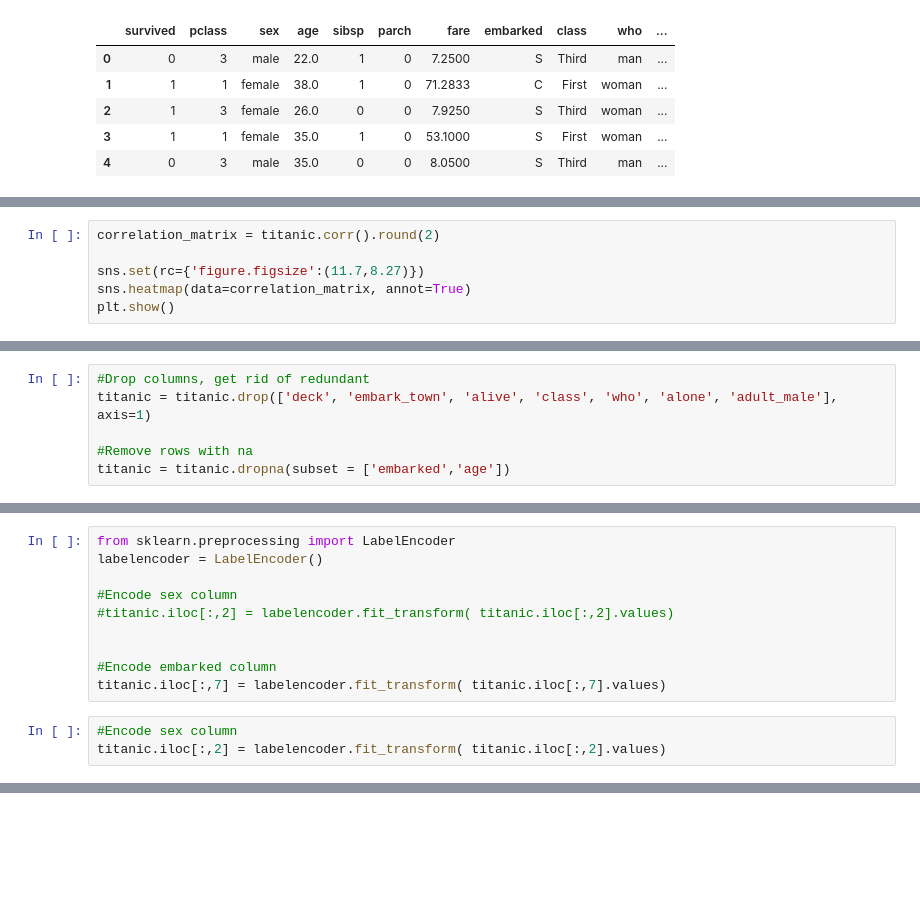
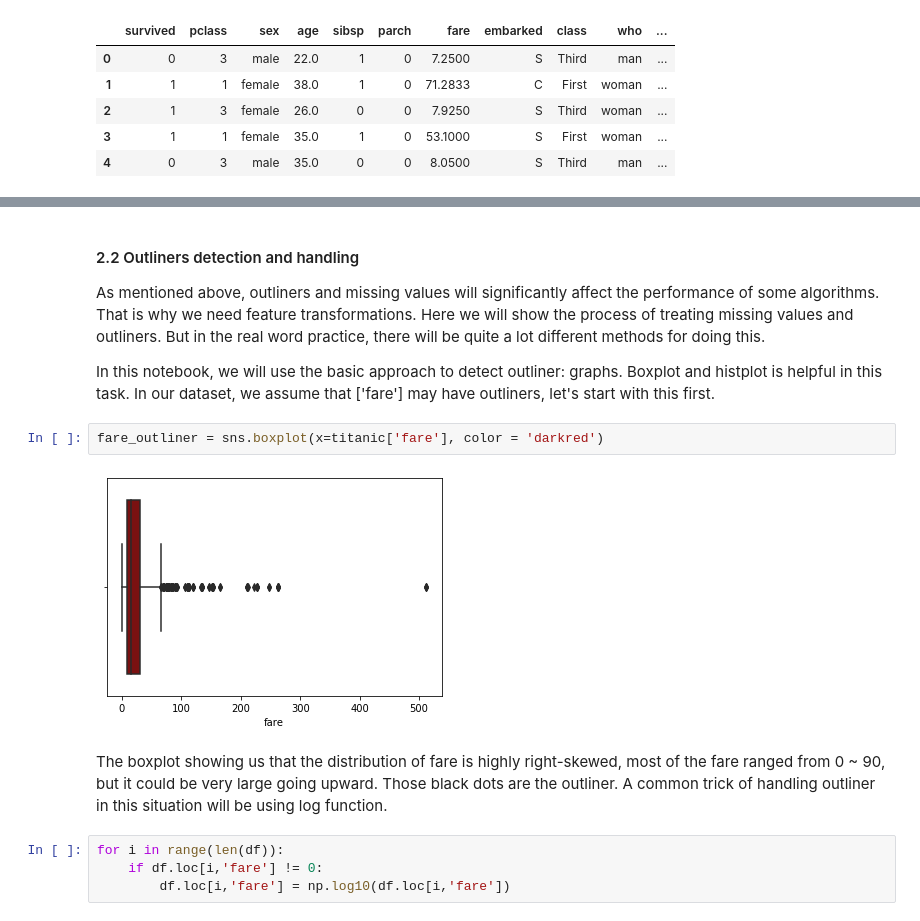
Before and after one commit to ronaldluo95/TitanicDemo, a Jupyter notebook: Titanic.ipynb, the cells around one changed output, grey strips where cells are left out. Cells and saved outputs as stored; diff of their text form; blank space fills up the shorter version.

```diff
--- a/Titanic.ipynb
+++ b/Titanic.ipynb
@@ -311,6 +269,0 @@ plt.tight_layout()
-# %%
-correlation_matrix = titanic.corr().round(2)
-
-sns.set(rc={'figure.figsize':(11.7,8.27)})
-sns.heatmap(data=correlation_matrix, annot=True)
-plt.show()
@@ -419,6 +269,0 @@ Name: alone, dtype: int64
-# %%
-#Drop columns, get rid of redundant
-titanic = titanic.drop(['deck', 'embark_town', 'alive', 'class', 'who', 'alone', 'adult_male'], axis=1)
-
-#Remove rows with na
-titanic = titanic.dropna(subset = ['embarked','age'])
@@ -461,13 +269,0 @@ print(titanic['embarked'].unique())
-# %%
-from sklearn.preprocessing import LabelEncoder
-labelencoder = LabelEncoder()
-
-#Encode sex column
-#titanic.iloc[:,2] = labelencoder.fit_transform( titanic.iloc[:,2].values)
-
-
-#Encode embarked column
-titanic.iloc[:,7] = labelencoder.fit_transform( titanic.iloc[:,7].values)
-# %%
-#Encode sex column
-titanic.iloc[:,2] = labelencoder.fit_transform( titanic.iloc[:,2].values)
@@ -654,0 +280,17 @@ died
+# %% [markdown]
+####  2.2 Outliners detection and handling
+
+As mentioned above, outliners and missing values will significantly affect the performance of some algorithms. That is why we need feature transformations. Here we will show the process of treating missing values and outliners. But in the real word practice, there will be quite a lot different methods for doing this.
+
+
+In this notebook, we will use the basic approach to detect outliner: graphs. Boxplot and histplot is helpful in this task. In our dataset, we assume that ['fare'] may have outliners, let's start with this first.
+# %%
+fare_outliner = sns.boxplot(x=titanic['fare'], color = 'darkred')
+# %% [output]
+[figure, added]
+# %% [markdown]
+The boxplot showing us that the distribution of fare is highly right-skewed, most of the fare ranged from 0 ~ 90, but it could be very large going upward. Those black dots are the outliner. A common trick of handling outliner in this situation will be using log function.
+# %%
+for i in range(len(df)):
+    if df.loc[i,'fare'] != 0:
+        df.loc[i,'fare'] = np.log10(df.loc[i,'fare'])
```
Also changed, not shown: parts of 122 cells of this notebook.
